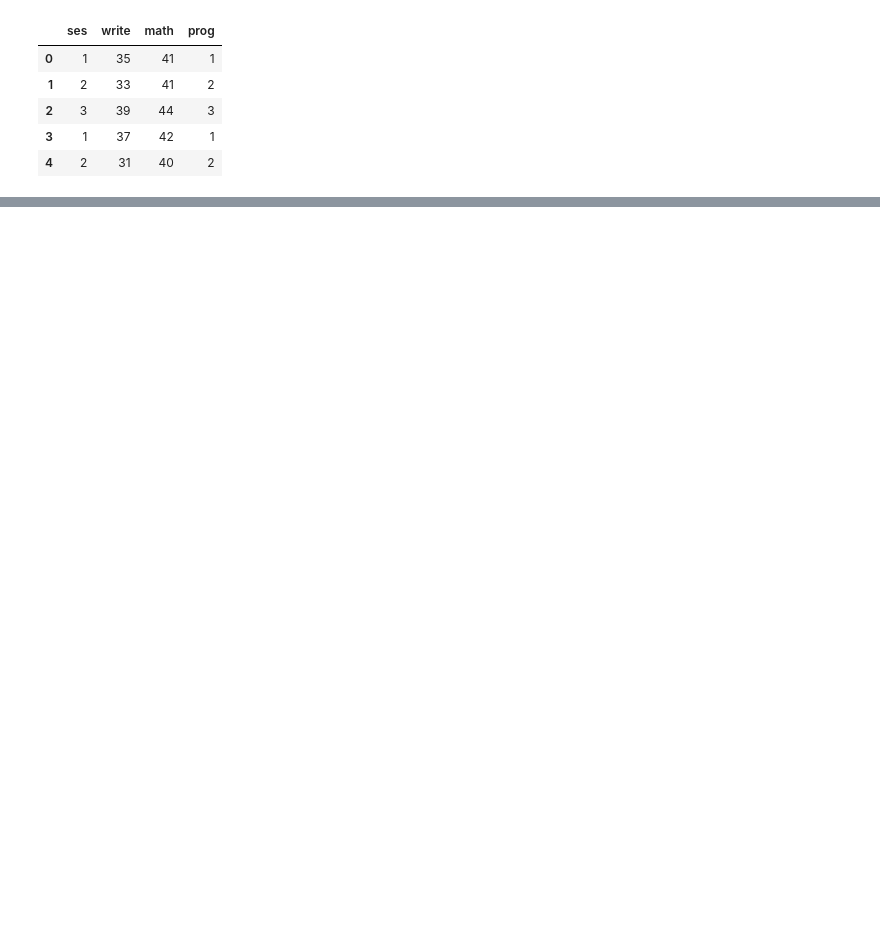
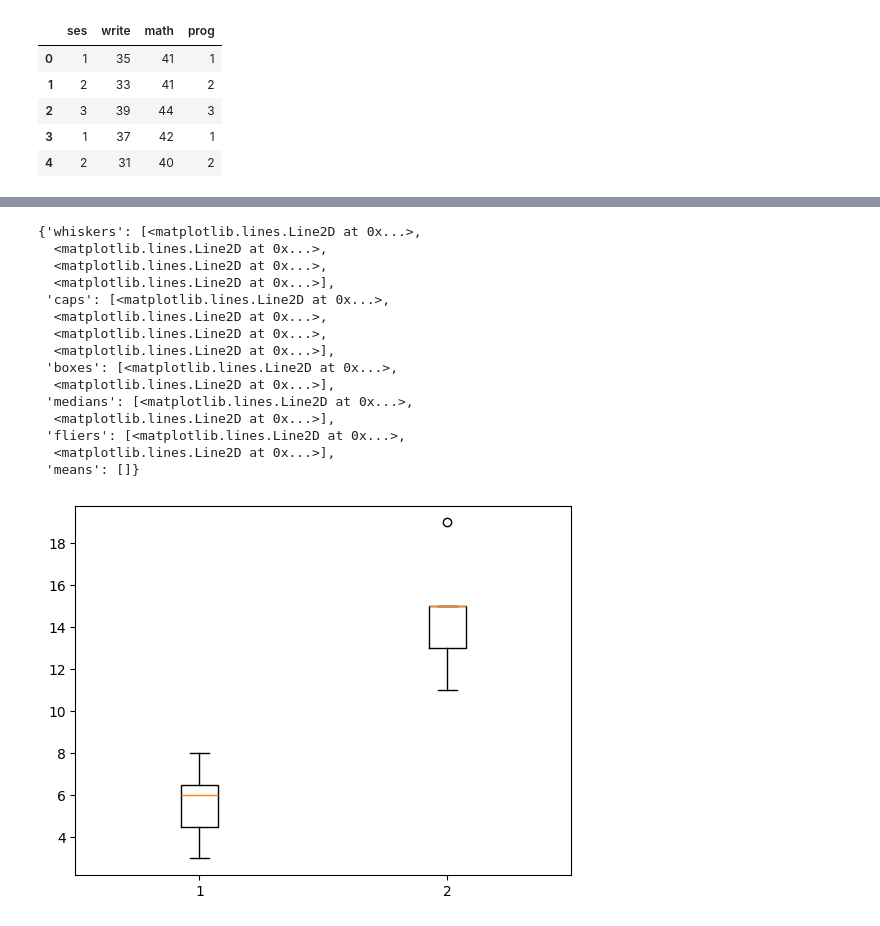
Before and after one commit to Omkar210/Statistics-and-ML, a Jupyter notebook: Day7.ipynb, the cells around one changed output, grey strips where cells are left out. Drawn from its saved outputs; the diff is of its cells as text; code cells hidden in the pictures; blank space fills up the shorter version.

```diff
--- a/Day7.ipynb
+++ b/Day7.ipynb
@@ -406,0 +440,23 @@ df.head()
+# %%
+# whether Gender will affect on salary
+male_sal = [4,6,5,3,7,6,8]
+female_sal = [11,15,13,19,15]
+
+plt.boxplot([male_sal,female_sal])
+# %% [output]
+{'whiskers': [<matplotlib.lines.Line2D at 0x...>,
+  <matplotlib.lines.Line2D at 0x...>,
+  <matplotlib.lines.Line2D at 0x...>,
+  <matplotlib.lines.Line2D at 0x...>],
+ 'caps': [<matplotlib.lines.Line2D at 0x...>,
+  <matplotlib.lines.Line2D at 0x...>,
+  <matplotlib.lines.Line2D at 0x...>,
+  <matplotlib.lines.Line2D at 0x...>],
+ 'boxes': [<matplotlib.lines.Line2D at 0x...>,
+  <matplotlib.lines.Line2D at 0x...>],
+ 'medians': [<matplotlib.lines.Line2D at 0x...>,
+  <matplotlib.lines.Line2D at 0x...>],
+ 'fliers': [<matplotlib.lines.Line2D at 0x...>,
+  <matplotlib.lines.Line2D at 0x...>],
+ 'means': []}
+[figure, added]
```
Also changed, not shown: parts of 6 cells of this notebook.
